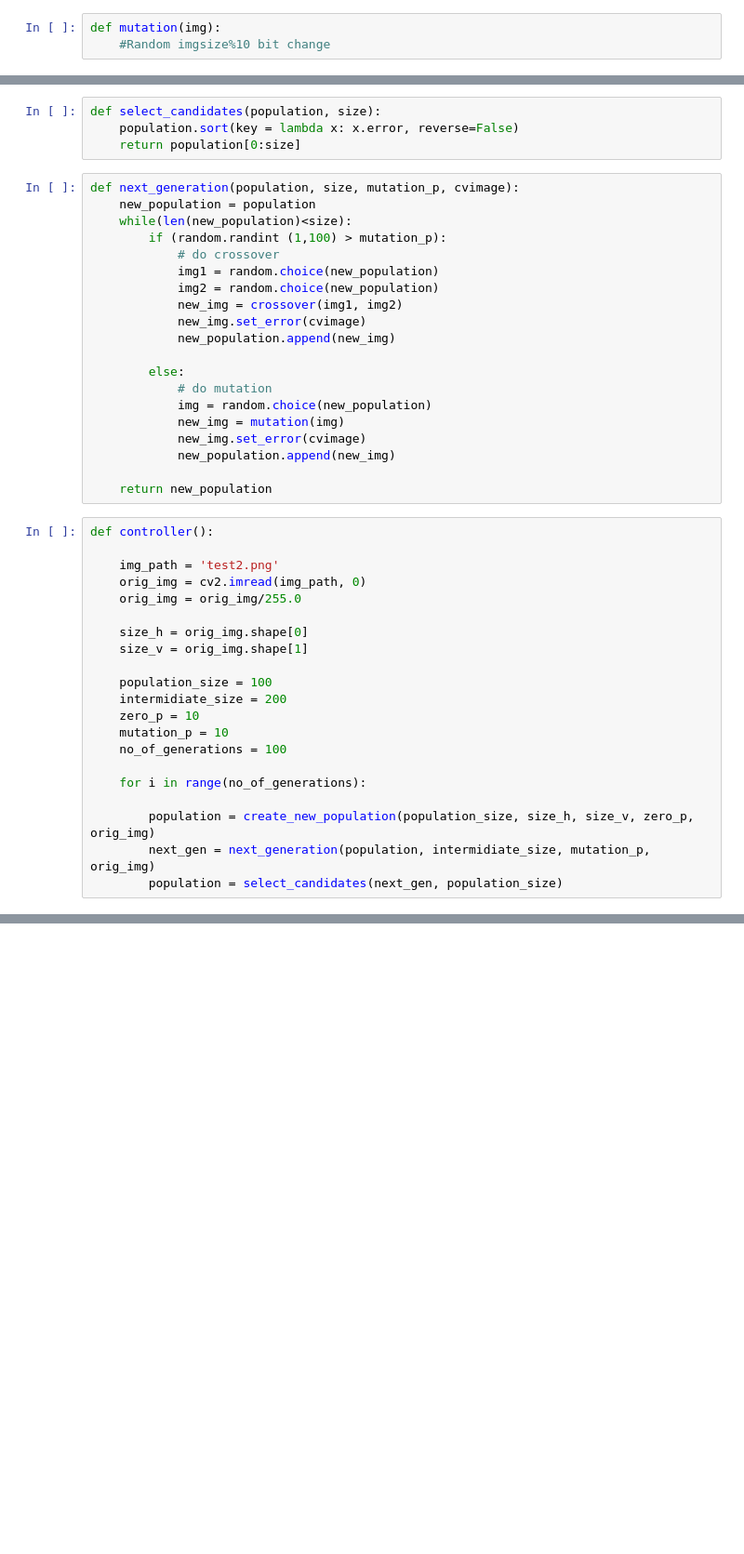
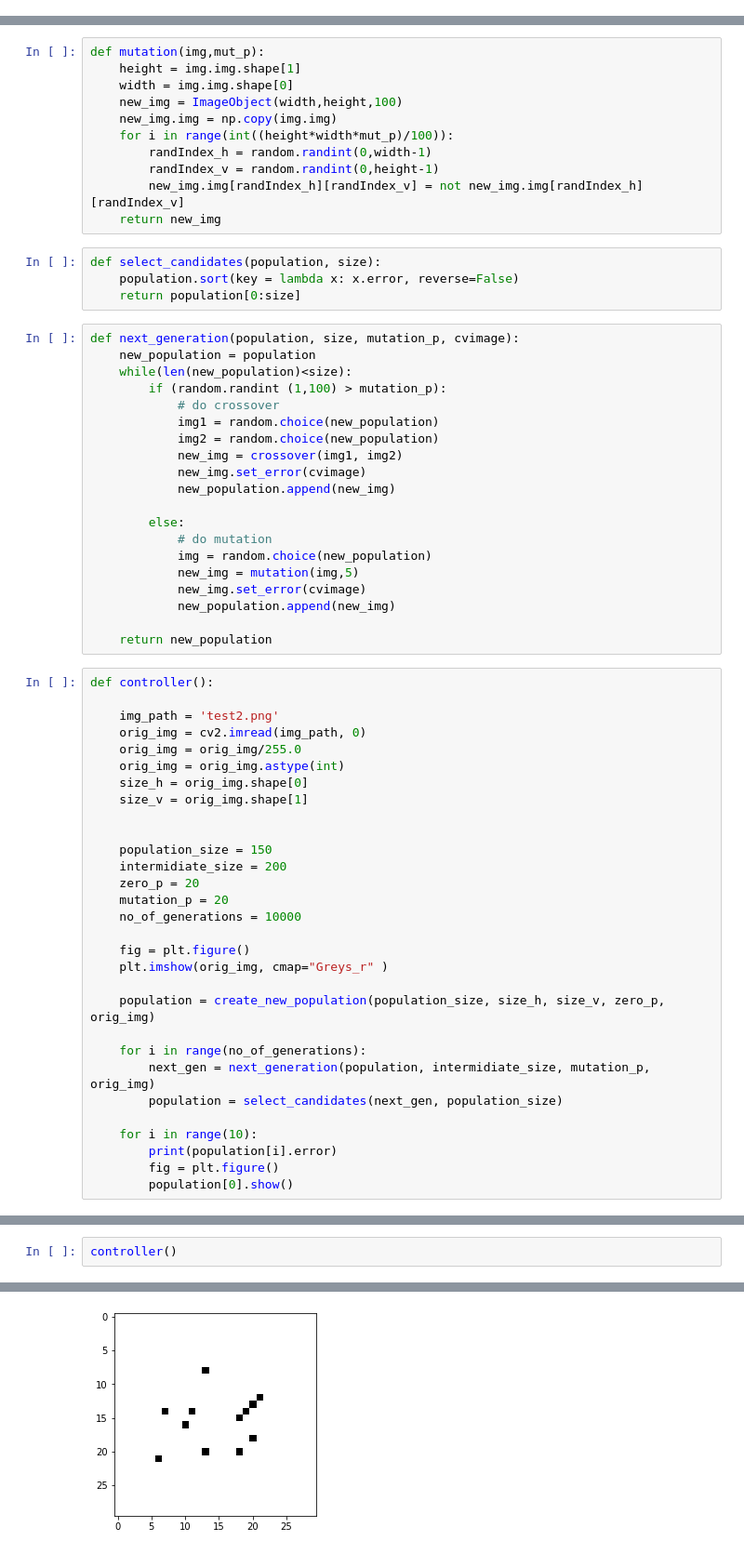
Before and after one commit to IsuruKalhara/ga_image_recreator, a Jupyter notebook: ImageRecreation.ipynb, the cells around one changed output, grey strips where cells are left out. Shown at 93% size. Cells and saved outputs as stored; diff of their text form; blank space fills up the shorter version.

```diff
--- a/ImageRecreation.ipynb
+++ b/ImageRecreation.ipynb
@@ -52,3 +38,0 @@ def crossover(img1, img2):
-# %%
-def mutation(img):
-    #Random imgsize%10 bit change
@@ -55,3 +77,14 @@ def mutation(img):
+# %%
+def mutation(img,mut_p):
+    height = img.img.shape[1]
+    width = img.img.shape[0]
+    new_img = ImageObject(width,height,100)
+    new_img.img = np.copy(img.img)
+    for i in range(int((height*width*mut_p)/100)):
+        randIndex_h = random.randint(0,width-1)
+        randIndex_v = random.randint(0,height-1)
+        new_img.img[randIndex_h][randIndex_v] = not new_img.img[randIndex_h][randIndex_v]
+    return new_img
 # %%
 def select_candidates(population, size):
     population.sort(key = lambda x: x.error, reverse=False)
@@ -71,7 +104,7 @@ def next_generation(population, size, mutation_p, cvimage):
         else:
             # do mutation
             img = random.choice(new_population)
-            new_img = mutation(img)
+            new_img = mutation(img,5)
             new_img.set_error(cvimage)
             new_population.append(new_img)
 
@@ -82,18 +115,27 @@ def controller():
     img_path = 'test2.png'
     orig_img = cv2.imread(img_path, 0)
     orig_img = orig_img/255.0
-
+    orig_img = orig_img.astype(int)
     size_h = orig_img.shape[0]
     size_v = orig_img.shape[1]
 
-    population_size = 100
+
+    population_size = 150
     intermidiate_size = 200
-    zero_p = 10
-    mutation_p = 10
-    no_of_generations = 100
+    zero_p = 20
+    mutation_p = 20
+    no_of_generations = 10000
+
+    fig = plt.figure()
+    plt.imshow(orig_img, cmap="Greys_r" )
+
+    population = create_new_population(population_size, size_h, size_v, zero_p, orig_img)
 
     for i in range(no_of_generations):
-
-        population = create_new_population(population_size, size_h, size_v, zero_p, orig_img)
         next_gen = next_generation(population, intermidiate_size, mutation_p, orig_img)
         population = select_candidates(next_gen, population_size)
+
+    for i in range(10):
+        print(population[i].error)
+        fig = plt.figure()
+        population[0].show()
@@ -118,0 +142,3 @@ plt.imshow(cv2.bitwise_not(cv2.bitwise_xor(img2.img, img1.img, mask = None),None
+# %%
+controller()
+# %% [output]
@@ -118,0 +155 @@ plt.imshow(cv2.bitwise_not(cv2.bitwise_xor(img2.img, img1.img, mask = None),None
+[figure, added]
```
Also changed, not shown: parts of 9 cells of this notebook.
